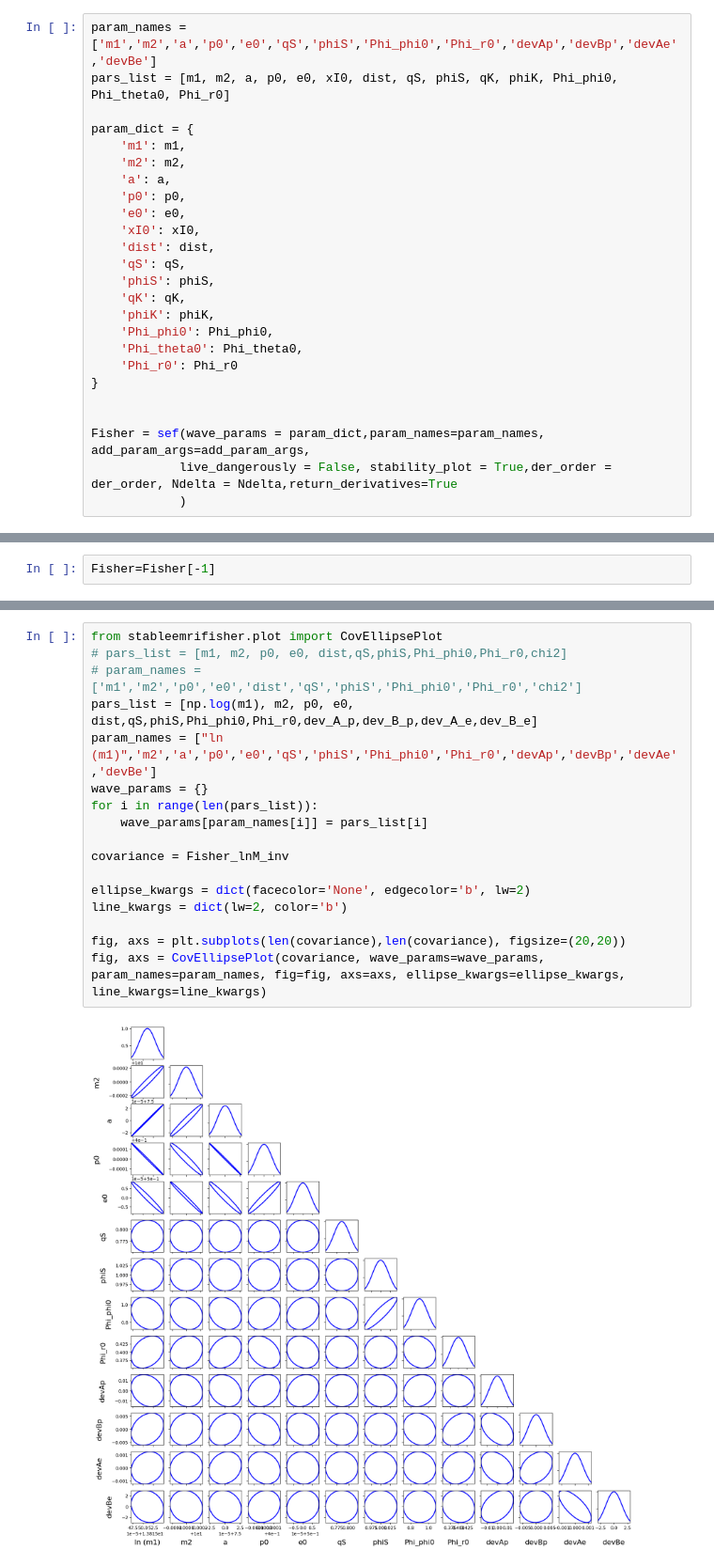
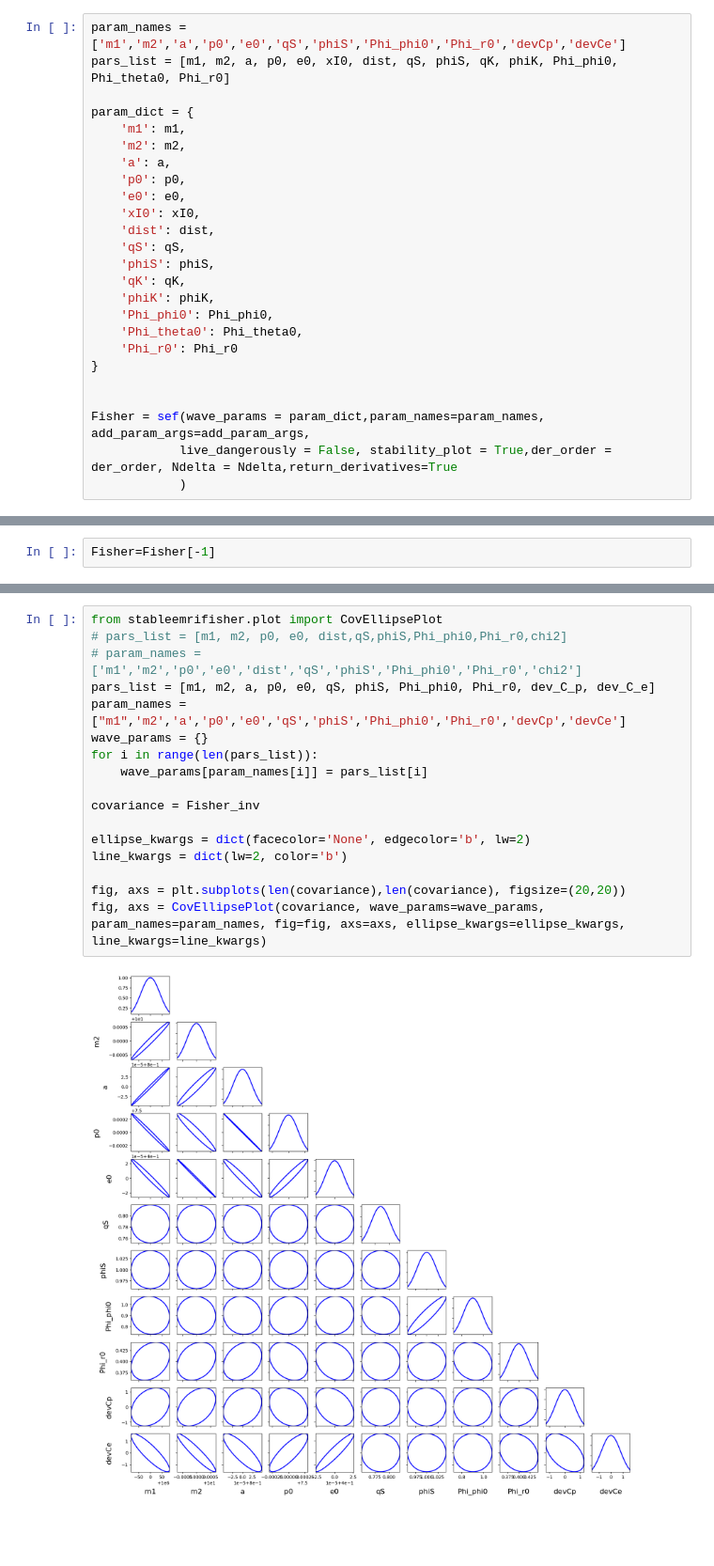
Before and after one commit to rishavrste/SuperKludge_r, a Jupyter notebook: Fisher_2_5PN/fisher_t_1.ipynb, the cells around one changed output, grey strips where cells are left out. Shown at 94% size. Saved outputs shown, nothing was run; the diff lists cells and outputs as text; blank space fills up the shorter version.

```diff
--- a/Fisher_2_5PN/fisher_t_1.ipynb
+++ b/Fisher_2_5PN/fisher_t_1.ipynb
@@ -173,7 +178,7 @@ sef = StableEMRIFisher(waveform_class=waveform_class,
 # SNR = sef.SNRcalc_SEF(*pars_list,**emri_kwargs,use_gpu=use_gpu)
 # print("SNR: ", SNR)
 # %%
-param_names = ['m1','m2','a','p0','e0','qS','phiS','Phi_phi0','Phi_r0','devAp','devBp','devAe','devBe']
+param_names = ['m1','m2','a','p0','e0','qS','phiS','Phi_phi0','Phi_r0','devCp','devCe']
 pars_list = [m1, m2, a, p0, e0, xI0, dist, qS, phiS, qK, phiK, Phi_phi0, Phi_theta0, Phi_r0]
 
 param_dict = {
@@ -346,19 +349,19 @@ np.float64(12.999983434637027)
 # %%
 from stableemrifisher.plot import CovEllipsePlot
 # pars_list = [m1, m2, p0, e0, dist,qS,phiS,Phi_phi0,Phi_r0,chi2]
 # param_names = ['m1','m2','p0','e0','dist','qS','phiS','Phi_phi0','Phi_r0','chi2']
-pars_list = [np.log(m1), m2, p0, e0, dist,qS,phiS,Phi_phi0,Phi_r0,dev_A_p,dev_B_p,dev_A_e,dev_B_e]
-param_names = ["ln (m1)",'m2','a','p0','e0','qS','phiS','Phi_phi0','Phi_r0','devAp','devBp','devAe','devBe']
+pars_list = [m1, m2, a, p0, e0, qS, phiS, Phi_phi0, Phi_r0, dev_C_p, dev_C_e]
+param_names = ["m1",'m2','a','p0','e0','qS','phiS','Phi_phi0','Phi_r0','devCp','devCe']
 wave_params = {}
 for i in range(len(pars_list)):
     wave_params[param_names[i]] = pars_list[i]
 
-covariance = Fisher_lnM_inv
+covariance = Fisher_inv
 
 ellipse_kwargs = dict(facecolor='None', edgecolor='b', lw=2)
 line_kwargs = dict(lw=2, color='b')
 
 fig, axs = plt.subplots(len(covariance),len(covariance), figsize=(20,20))
 fig, axs = CovEllipsePlot(covariance, wave_params=wave_params, param_names=param_names, fig=fig, axs=axs, ellipse_kwargs=ellipse_kwargs, line_kwargs=line_kwargs)
 # %% [output]
-[figure, old version]
+[figure, new version]
```
Also changed, not shown: parts of 9 cells of this notebook.
